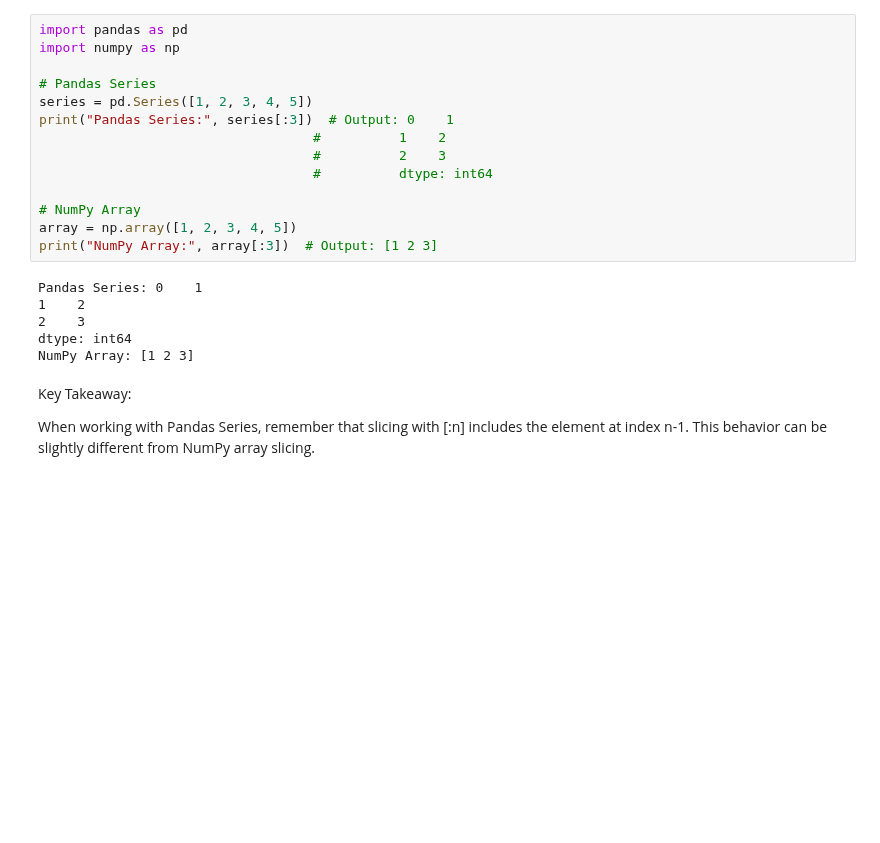
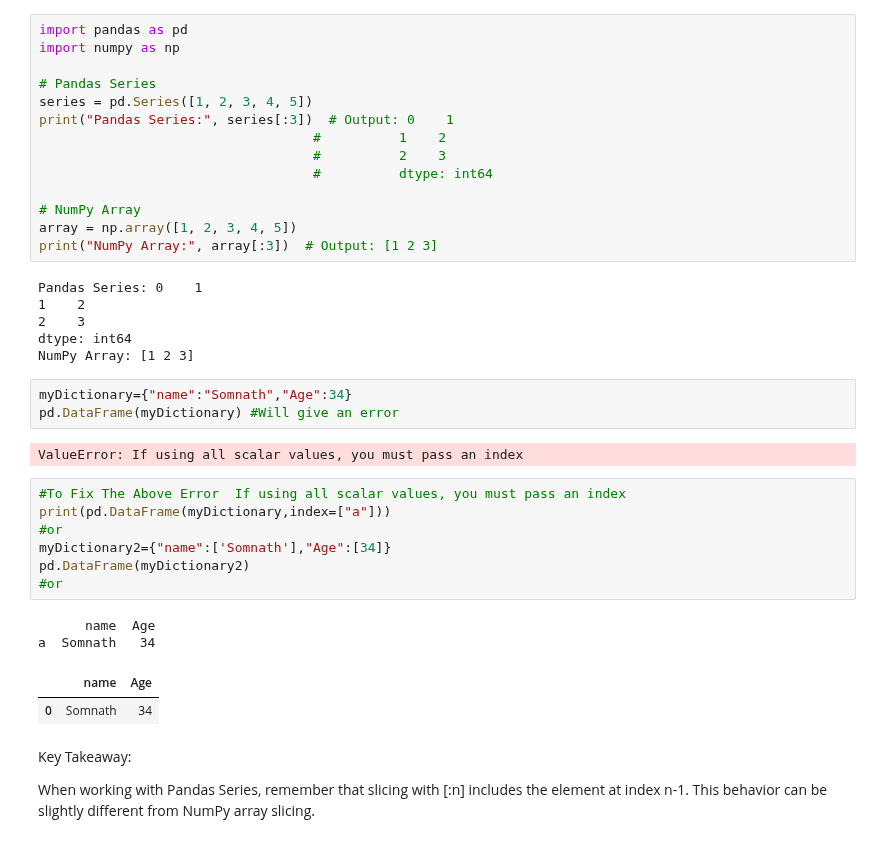
Before and after one commit to sfdxlwcSs/python-Basics, a Jupyter notebook: Self Learning/Pandas.ipynb, the cells around one changed output. Saved outputs shown, nothing was run; the diff lists cells and outputs as text; blank space fills up the shorter version.

```diff
--- a/Self Learning/Pandas.ipynb
+++ b/Self Learning/Pandas.ipynb
@@ -243,6 +244,23 @@ Pandas Series: 0    1
 2    3
 dtype: int64
 NumPy Array: [1 2 3]
+# %%
+myDictionary={"name":"Somnath","Age":34}
+pd.DataFrame(myDictionary) #Will give an error
+# %% [output]
+ValueError: If using all scalar values, you must pass an index
+# %%
+#To Fix The Above Error  If using all scalar values, you must pass an index
+print(pd.DataFrame(myDictionary,index=["a"]))
+#or
+myDictionary2={"name":['Somnath'],"Age":[34]}
+pd.DataFrame(myDictionary2)
+#or
+# %% [output]
+      name  Age
+a  Somnath   34
+|  | name | Age |
+| 0 | Somnath | 34 |
 # %% [markdown]
 Key Takeaway:
 
```
Also changed, not shown: parts of 17 cells of this notebook, 4 other files.
